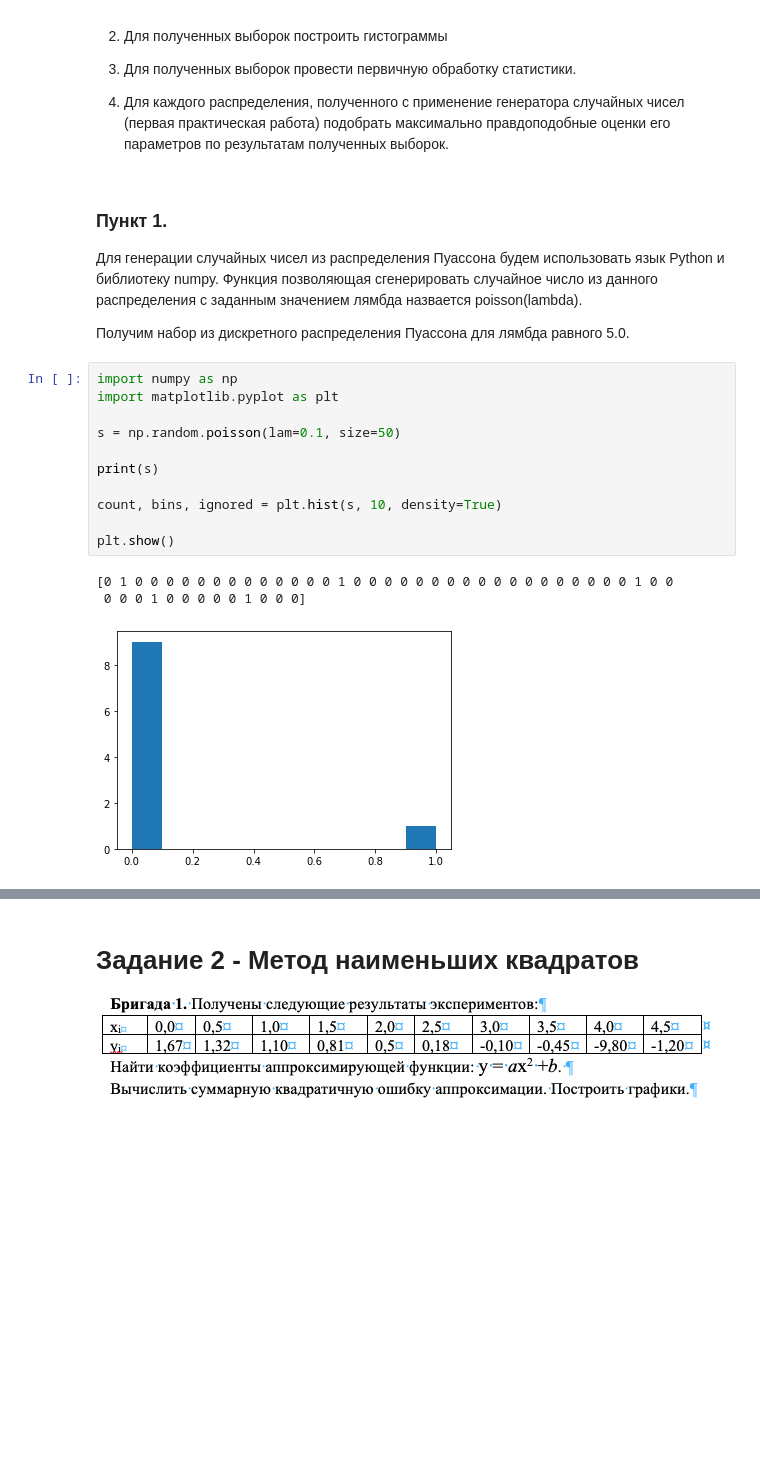
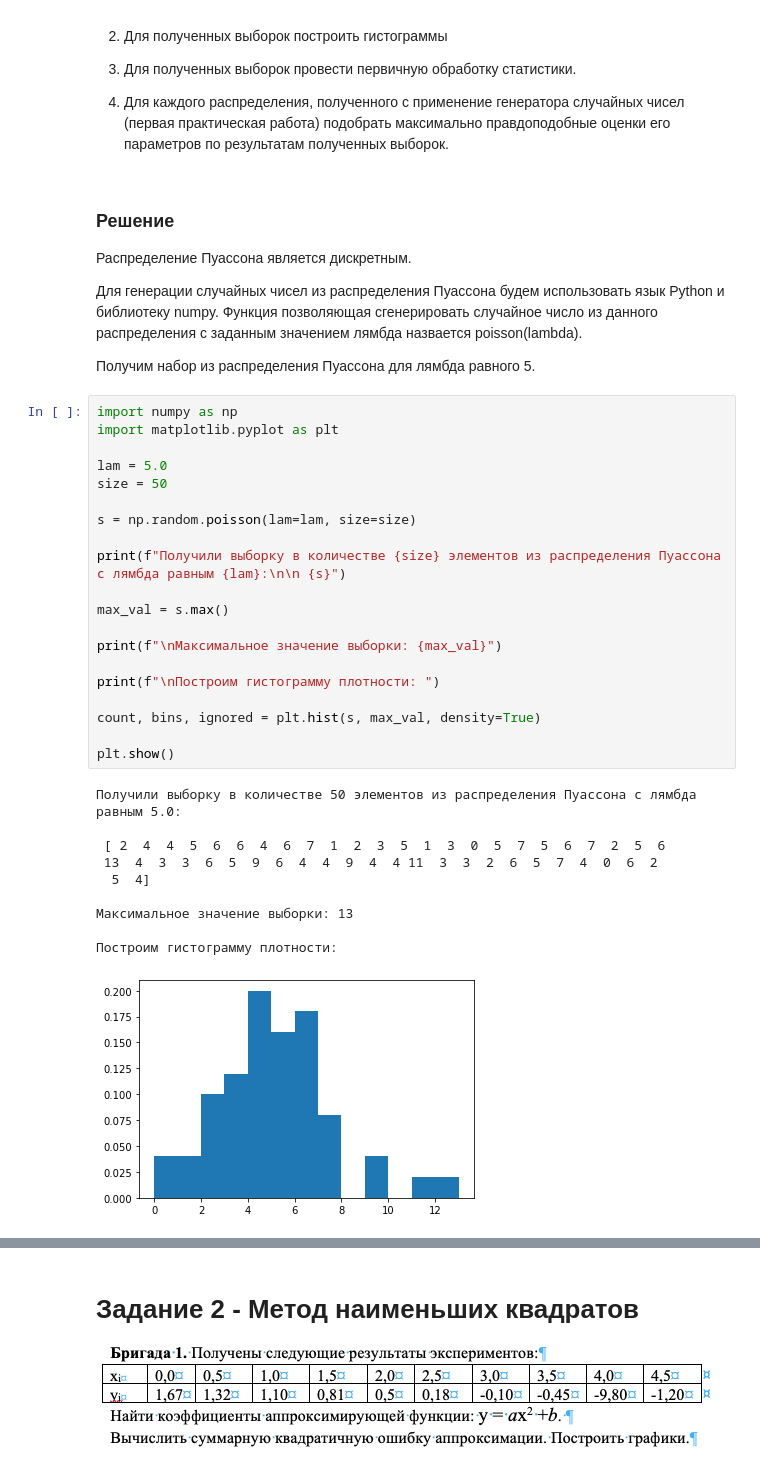
Before and after one commit to MachineLearningAccount/EduCourses, a Jupyter notebook: MTUCI/math-stas-prob/Бергман_Комаров_Черевко ДЗ.ipynb, the cells around one changed output, grey strips where cells are left out. Saved outputs shown, nothing was run; the diff lists cells and outputs as text; blank space fills up the shorter version.

```diff
--- a/MTUCI/math-stas-prob/Бергман_Комаров_Черевко ДЗ.ipynb
+++ b/MTUCI/math-stas-prob/Бергман_Комаров_Черевко ДЗ.ipynb
@@ -27,23 +27,41 @@
 
 4.	Для каждого распределения, полученного с применение генератора случайных чисел (первая практическая работа) подобрать максимально правдоподобные оценки его параметров по результатам полученных выборок.
 # %% [markdown]
-### Пункт 1.
+### Решение
+
+Распределение Пуассона является дискретным.
 
 Для генерации случайных чисел из распределения Пуассона будем использовать язык Python и библиотеку numpy. Функция позволяющая сгенерировать случайное число из данного распределения с заданным значением лямбда назвается poisson(lambda).
 
-Получим набор из дискретного распределения Пуассона для лямбда равного 5.0.
+Получим набор из распределения Пуассона для лямбда равного 5.
 # %%
 import numpy as np
 import matplotlib.pyplot as plt
 
-s = np.random.poisson(lam=0.1, size=50)
+lam = 5.0
+size = 50
 
-print(s)
+s = np.random.poisson(lam=lam, size=size)
 
-count, bins, ignored = plt.hist(s, 10, density=True)
+print(f"Получили выборку в количестве {size} элементов из распределения Пуассона с лямбда равным {lam}:\n\n {s}")
+
+max_val = s.max()
+
+print(f"\nМаксимальное значение выборки: {max_val}")
+
+print(f"\nПостроим гистограмму плотности: ")
+
+count, bins, ignored = plt.hist(s, max_val, density=True)
 
 plt.show()
 # %% [output]
-[0 1 0 0 0 0 0 0 0 0 0 0 0 0 0 1 0 0 0 0 0 0 0 0 0 0 0 0 0 0 0 0 0 0 1 0 0
- 0 0 0 1 0 0 0 0 0 1 0 0 0]
+Получили выборку в количестве 50 элементов из распределения Пуассона с лямбда равным 5.0:
+
+ [ 2  4  4  5  6  6  4  6  7  1  2  3  5  1  3  0  5  7  5  6  7  2  5  6
+ 13  4  3  3  6  5  9  6  4  4  9  4  4 11  3  3  2  6  5  7  4  0  6  2
+  5  4]
+
+Максимальное значение выборки: 13
+
+Построим гистограмму плотности:
-[figure, old version]
+[figure, new version]
```
Also changed, not shown: parts of 1 cell of this notebook.
